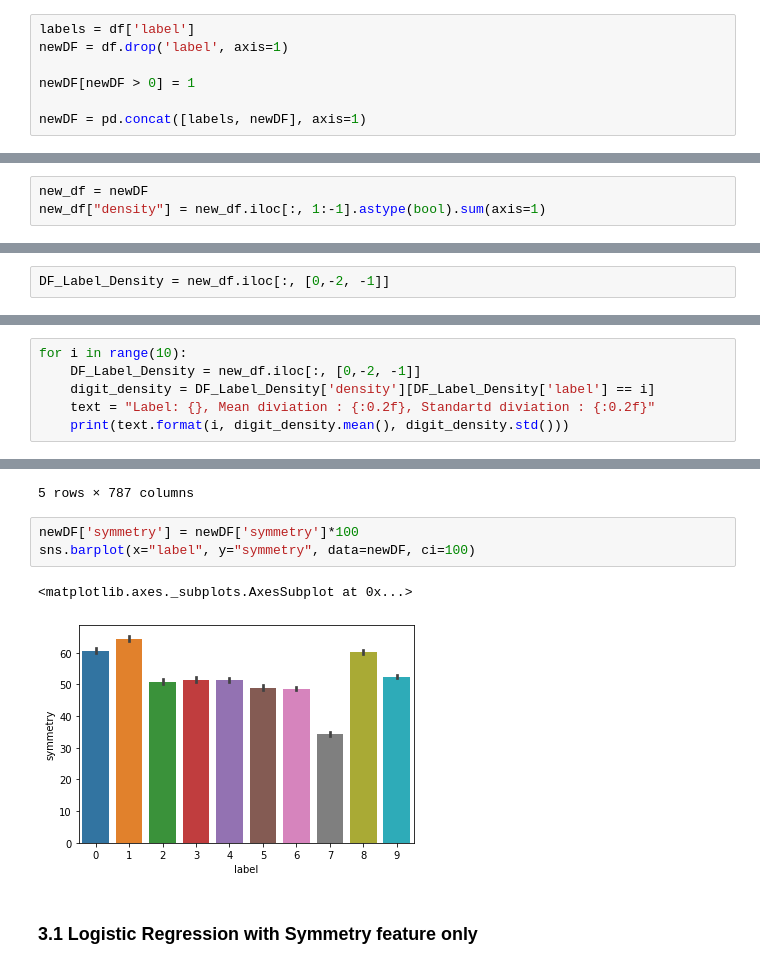
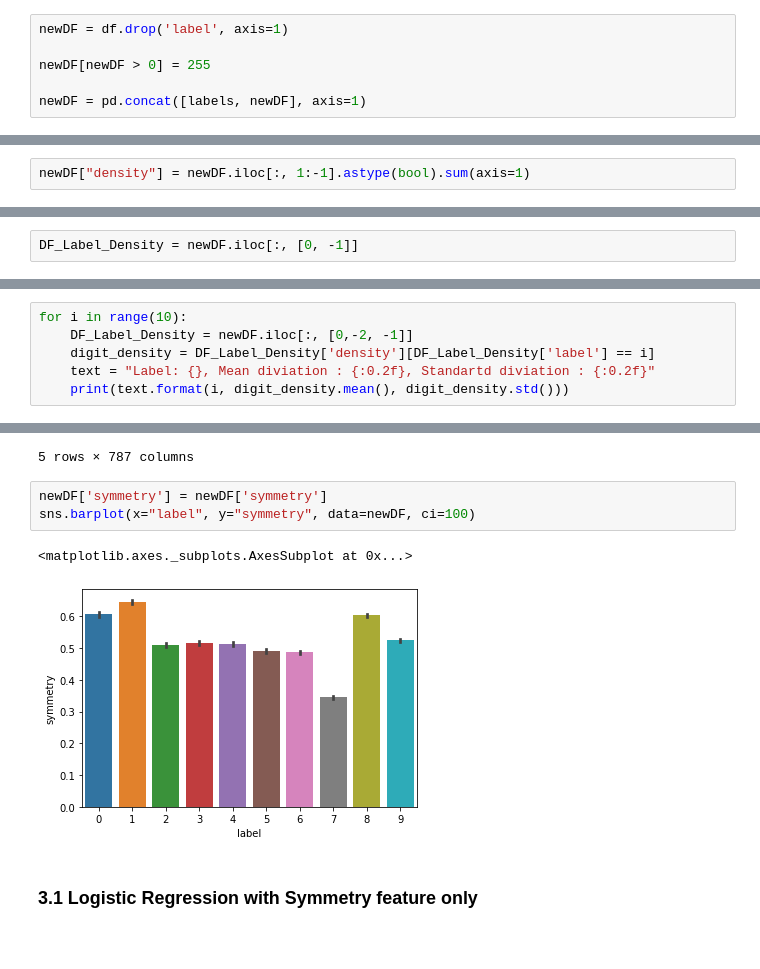
Before and after one commit to MikerT86/PR_assignment, a Jupyter notebook: analysis.ipynb, the cells around one changed output, grey strips where cells are left out. Saved outputs shown, nothing was run; the diff lists cells and outputs as text.

```diff
--- a/analysis.ipynb
+++ b/analysis.ipynb
@@ -72,8 +100,7 @@ Label 9: 9.97%
 # %%
-labels = df['label']
 newDF = df.drop('label', axis=1)
 
-newDF[newDF > 0] = 1
+newDF[newDF > 0] = 255
 
 newDF = pd.concat([labels, newDF], axis=1)
 # %%
@@ -104,5 +116,4 @@ for i in range(9):
 # %% [markdown]
 # 2. Calculating density
 # %%
-new_df = newDF
-new_df["density"] = new_df.iloc[:, 1:-1].astype(bool).sum(axis=1)
+newDF["density"] = newDF.iloc[:, 1:-1].astype(bool).sum(axis=1)
@@ -119,5 +120,5 @@ new_df.head()
 # %%
-DF_Label_Density = new_df.iloc[:, [0,-2, -1]]
+DF_Label_Density = newDF.iloc[:, [0, -1]]
 # %%
 DF_Label_Density.head()
 # %% [output]
@@ -153,7 +142,7 @@ for i in clearDF.columns:
 ### 2.2 Mean diviation and standart diviation
 # %%
 for i in range(10):
-    DF_Label_Density = new_df.iloc[:, [0,-2, -1]]
+    DF_Label_Density = newDF.iloc[:, [0,-2, -1]]
     digit_density = DF_Label_Density['density'][DF_Label_Density['label'] == i]
     text = "Label: {}, Mean diviation : {:0.2f}, Standartd diviation : {:0.2f}"
     print(text.format(i, digit_density.mean(), digit_density.std()))
@@ -317,11 +294,11 @@ newDF.head()
 | 4 | 0 | 0 | 0 | 0 | 0 | 0 | 0 | 0 | 0 | 0 | ... | ... |
 5 rows × 787 columns
 # %%
-newDF['symmetry'] = newDF['symmetry']*100
+newDF['symmetry'] = newDF['symmetry']
 sns.barplot(x="label", y="symmetry", data=newDF, ci=100)
 # %% [output]
 <matplotlib.axes._subplots.AxesSubplot at 0x...>
-[figure, old version]
+[figure, new version]
 # %% [markdown]
 ### 3.1 Logistic Regression with Symmetry feature only
 # %%
```
Also changed, not shown: parts of 37 cells of this notebook.
